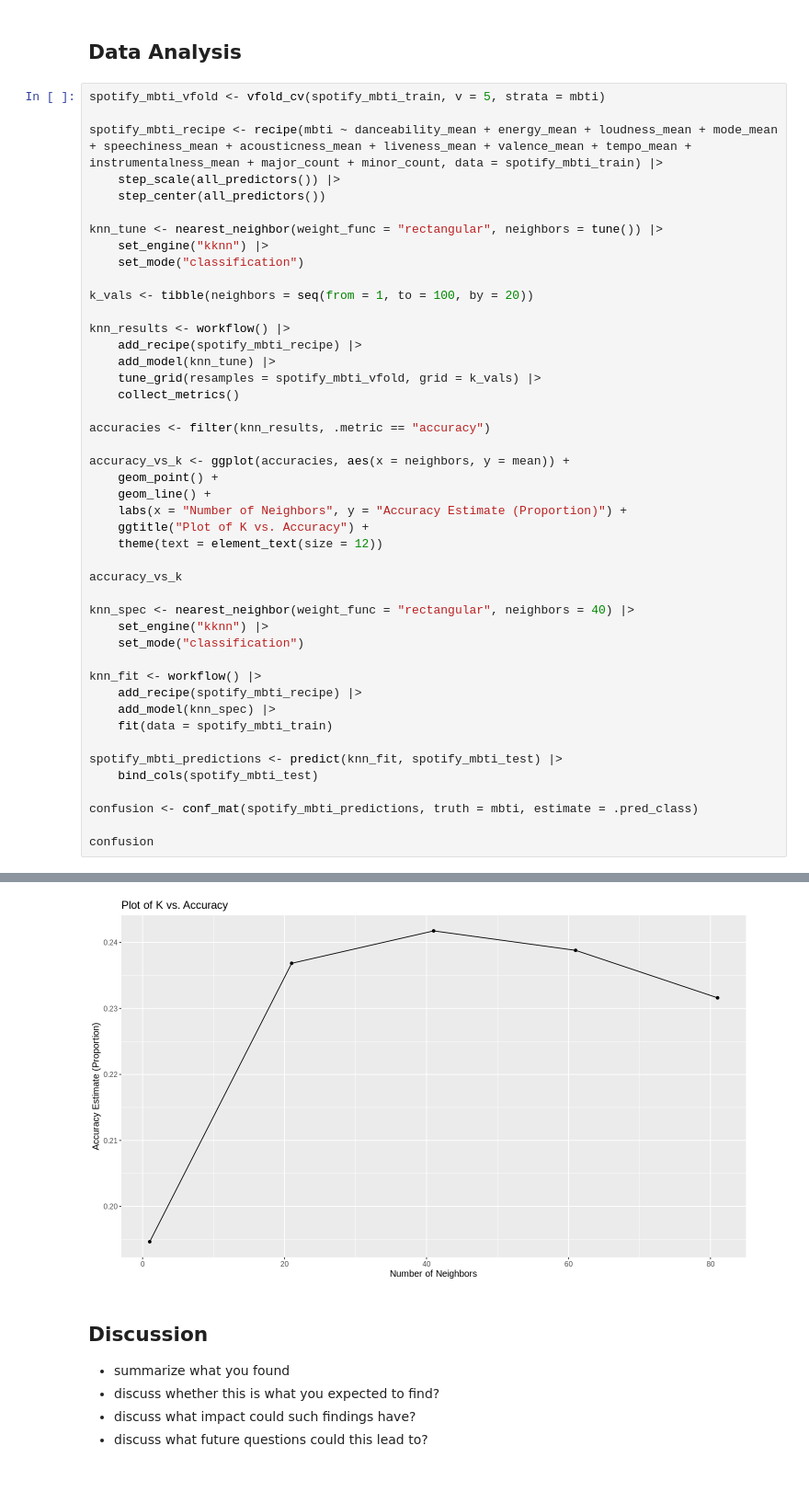
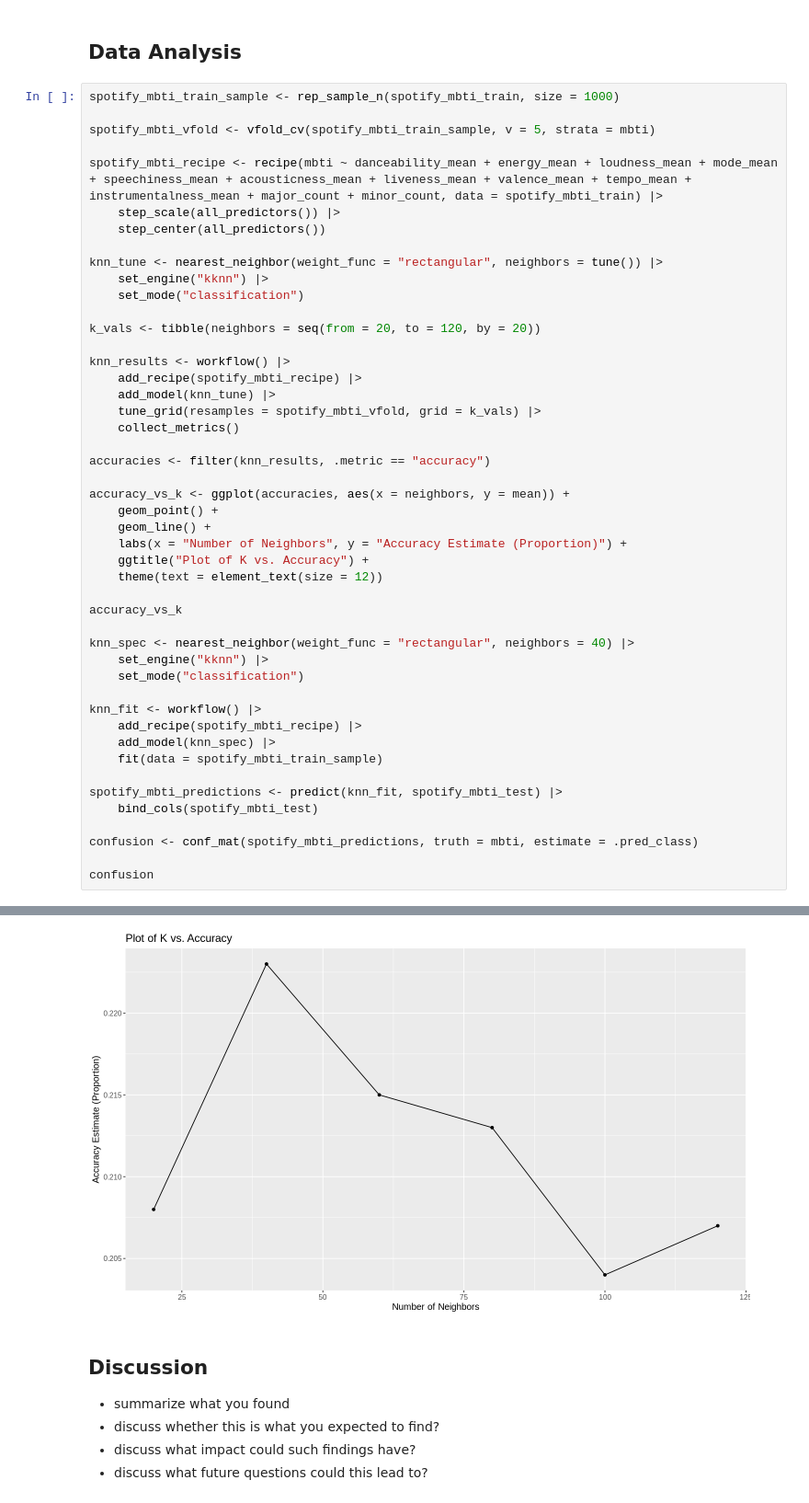
Before and after one commit to ccliang4/dsci-100-2022w1-sec-005-group-28, a Jupyter notebook: Group Project Report.ipynb, the cells around one changed output, grey strips where cells are left out. Shown at 92% size. Drawn from its saved outputs; the diff is of its cells as text.

Commit message:
Fixed size of training data set

```diff
--- a/Group Project Report.ipynb
+++ b/Group Project Report.ipynb
@@ -237,7 +237,9 @@ One way we will visualize the results is by visualizing the confusion matrix as
 # %% [markdown]
 ## Data Analysis
 # %%
-spotify_mbti_vfold <- vfold_cv(spotify_mbti_train, v = 5, strata = mbti)
+spotify_mbti_train_sample <- rep_sample_n(spotify_mbti_train, size = 1000)
+
+spotify_mbti_vfold <- vfold_cv(spotify_mbti_train_sample, v = 5, strata = mbti)
 
 spotify_mbti_recipe <- recipe(mbti ~ danceability_mean + energy_mean + loudness_mean + mode_mean + speechiness_mean + acousticness_mean + liveness_mean + valence_mean + tempo_mean + instrumentalness_mean + major_count + minor_count, data = spotify_mbti_train) |>
     step_scale(all_predictors()) |>
@@ -247,7 +249,7 @@ knn_tune <- nearest_neighbor(weight_func = "rectangular", neighbors = tune()) |>
     set_engine("kknn") |>
     set_mode("classification")
 
-k_vals <- tibble(neighbors = seq(from = 1, to = 100, by = 20))
+k_vals <- tibble(neighbors = seq(from = 20, to = 120, by = 20))
 
 knn_results <- workflow() |>
     add_recipe(spotify_mbti_recipe) |>
@@ -273,7 +275,7 @@ knn_spec <- nearest_neighbor(weight_func = "rectangular", neighbors = 40) |>
 knn_fit <- workflow() |>
     add_recipe(spotify_mbti_recipe) |>
     add_model(knn_spec) |>
-    fit(data = spotify_mbti_train)
+    fit(data = spotify_mbti_train_sample)
 
 spotify_mbti_predictions <- predict(knn_fit, spotify_mbti_test) |>
     bind_cols(spotify_mbti_test)
@@ -304,5 +306,5 @@ Prediction INFP ENFP INFJ ENFJ INTP ENTP INTJ ENTJ ISFP ESFP ISTP ESTP ISFJ
       ESTJ    0    0    0
-[figure, old version]
+[figure, new version]
 # %% [markdown]
 ## Discussion
 * summarize what you found
```
Also changed, not shown: parts of 2 cells of this notebook.
